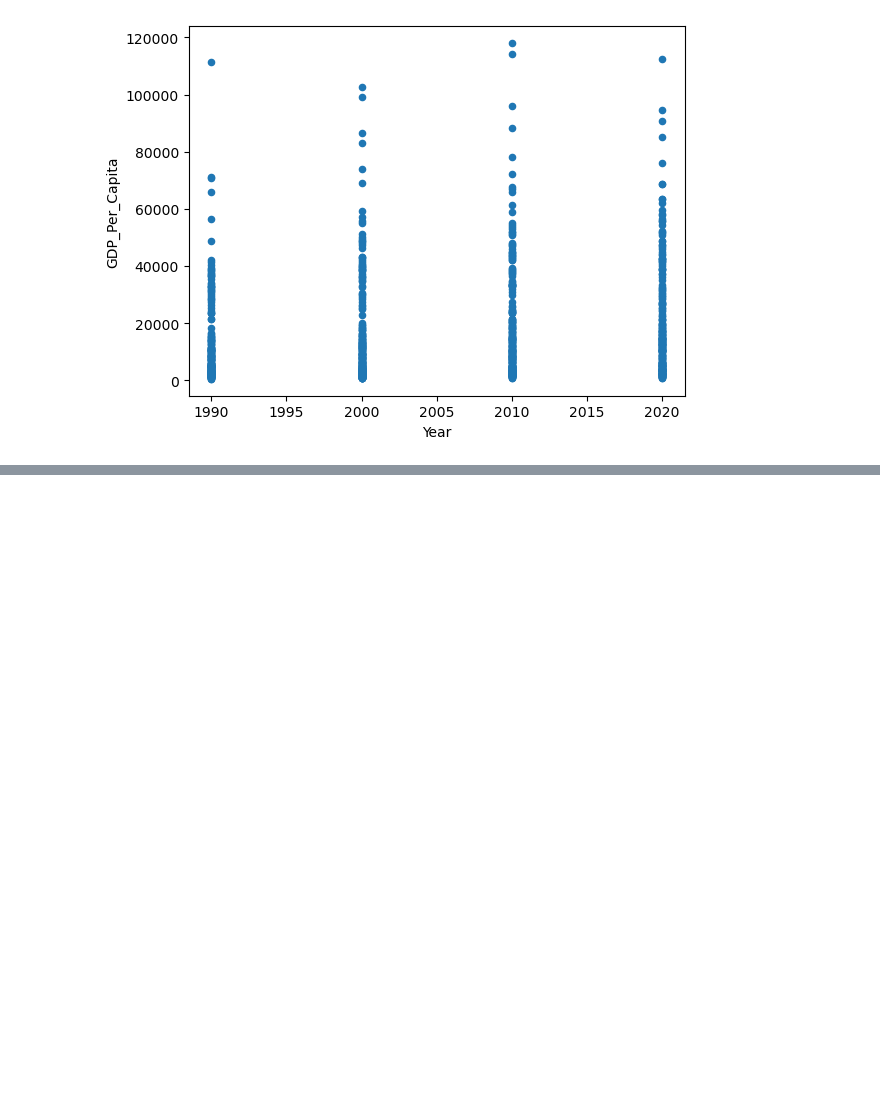
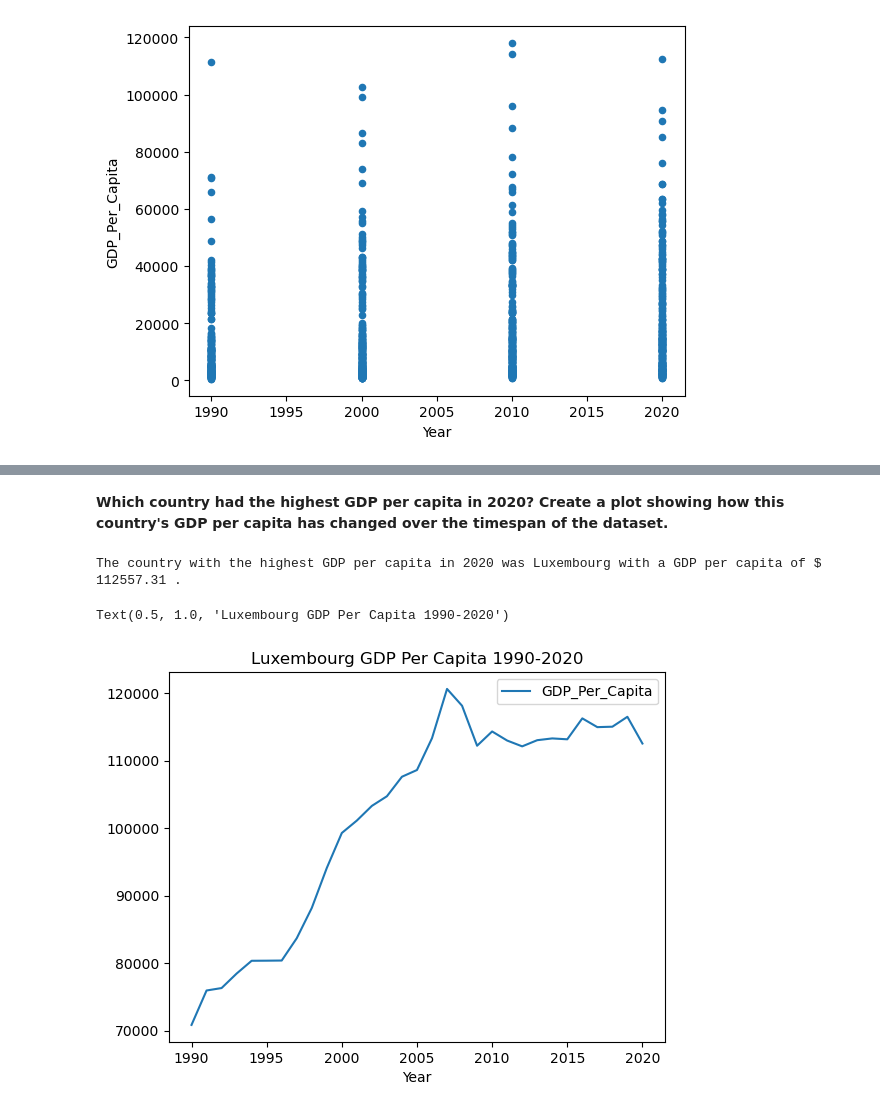
Before and after one commit to NSS-Data-Analytics-Cohort-8/gdp-and-internet-usage-thenicknash, a Jupyter notebook: notebooks/un_project.ipynb, the cells around one changed output, grey strips where cells are left out. Drawn from its saved outputs; the diff is of its cells as text; code cells hidden in the pictures; blank space fills up the shorter version.

```diff
--- a/notebooks/un_project.ipynb
+++ b/notebooks/un_project.ipynb
@@ -158,0 +172,13 @@ gdp_decades.plot.scatter(x='Year', y='GDP_Per_Capita')
+# %% [markdown]
+<b>Which country had the highest GDP per capita in 2020? Create a plot showing how this country's GDP per capita has changed over the timespan of the dataset.</b>
+# %%
+countries_2020_df = gdp_df[gdp_df['Year'] == 2020]
+top_country_2020_df = countries_2020_df.sort_values(by='GDP_Per_Capita', ascending=False).head(1)
+luxembourg_gdp_df = gdp_df[gdp_df['Country'] == 'Luxembourg']
+print('The country with the highest GDP per capita in 2020 was', top_country_2020_df.iloc[0]['Country'], 'with a GDP per capita of $', round(top_country_2020_df.iloc[0]['GDP_Per_Capita'], 2), '.')
+luxembourg_gdp_df.plot(kind='line', x='Year', y='GDP_Per_Capita')
+plt.title('Luxembourg GDP Per Capita 1990-2020')
+# %% [output]
+The country with the highest GDP per capita in 2020 was Luxembourg with a GDP per capita of $ 112557.31 .
+Text(0.5, 1.0, 'Luxembourg GDP Per Capita 1990-2020')
+[figure, added]
```
Also changed, not shown: parts of 3 cells of this notebook.
